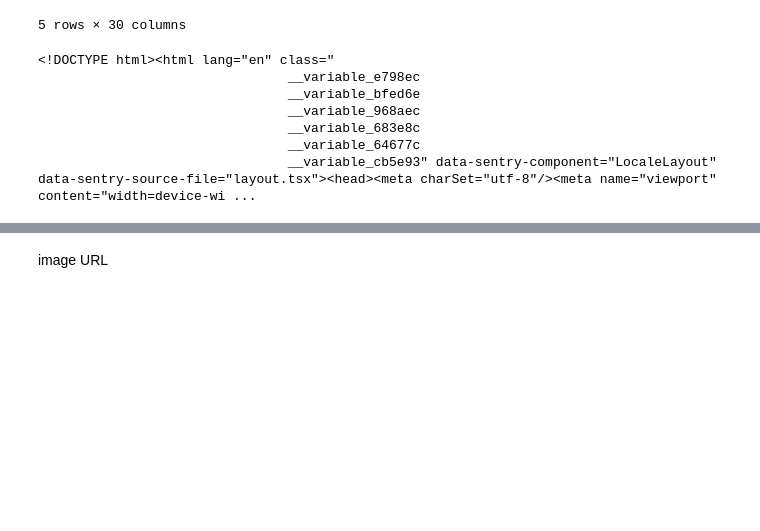
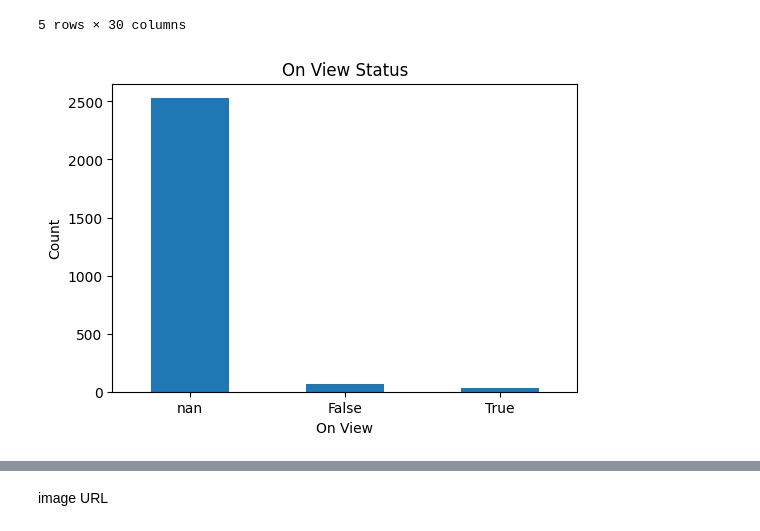
Before and after one commit to BenRyan-8/DataAcquisition_CA, a Jupyter notebook: Artworks.ipynb, the cells around one changed output, grey strips where cells are left out. Saved outputs shown, nothing was run; the diff lists cells and outputs as text; code cells hidden in the pictures; blank space fills up the shorter version.

Commit message:
addition of Basic visual - further to be explored

```diff
--- a/Artworks.ipynb
+++ b/Artworks.ipynb
@@ -117,7 +113,7 @@ columns_to_be_dropped = [
     'Object Wikidata URL',
     'Tags Wikidata URL']
 
-met = met.drop(columns = columns_to_be_dropped)
+met.drop(columns = columns_to_be_dropped, inplace = True)
 # %%
 met.head()
 # %% [output]
@@ -160,11 +156,10 @@ import urllib.request
 from bs4 import BeautifulSoup
 import pandas as pd
 import time
-from tqdm.notebook import tqdm
+from tqdm import tqdm
 
 
 def scrape_met_objects(url_series, delay=0.0, verbose=True):
-
 
     image_urls = []
     on_views = []
@@ -210,16 +205,15 @@ def scrape_met_objects(url_series, delay=0.0, verbose=True):
         time.sleep(delay)
 
     return pd.DataFrame({
+        "MetObjectURL": url_series,
         "image_url": image_urls,
         "on_view": on_views,
         "overview_text": overview_texts
     })
 # %%
 scraped = scrape_met_objects(met['MetObjectURL'][:100])
-# %%
-met['image_url'] = scraped['image_url']
-met['on_view'] = scraped['on_view']
-met['overview_text'] = scraped['overview_text']
+# %%
+met=met.merge(scraped, on='MetObjectURL', how='left')
 # %%
 met.head()
 # %% [output]
@@ -230,26 +224,17 @@ met.head()
 | 3 | 12.6 | 435574 | NaN | European Paintings | 1912 | Painting, predella panel | The Crucifixion | ... |
 | 4 | 42.53.2 | 435575 | NaN | European Paintings | 1942 | Painting, miniature | Jérôme Bonaparte (1784–1860), Kin... | ... |
 5 rows × 30 columns
-# %%
-import urllib.request
-from bs4 import BeautifulSoup
-
-url = met['MetObjectURL'].iloc[5]
-
-# Add another header to the request.
-request = urllib.request.Request( url )
-request.add_header("User-Agent", "Mozilla/5.0 (Macintosh; Intel Mac OS X 10_9_3) AppleWebKit/537.36 (KHTML, like Gecko) Chrome/35.0.1916.47 Safari/537.36")
-opener = urllib.request.build_opener()
-response = opener.open(request)
-
-html = response.read().decode("utf-8", errors="replace")
-
-print(html[:1000])
-# %% [output]
-<!DOCTYPE html><html lang="en" class="
-                                __variable_e798ec
-                                __variable_bfed6e
-                                __variable_968aec
-                                __variable_683e8c
-                                __variable_64677c
-                                __variable_cb5e93" data-sentry-component="LocaleLayout" data-sentry-source-file="layout.tsx"><head><meta charSet="utf-8"/><meta name="viewport" content="width=device-wi ...
+# %%
+import matplotlib.pyplot as plt
+
+counts = met['on_view'].value_counts(dropna=False)
+
+plt.figure(figsize=(6,4))
+counts.plot(kind='bar')
+plt.title("On View Status")
+plt.xlabel("On View")
+plt.ylabel("Count")
+plt.xticks(rotation=0)
+plt.show()
+# %% [output]
+[figure, added]
```
Also changed, not shown: parts of 13 cells of this notebook.
